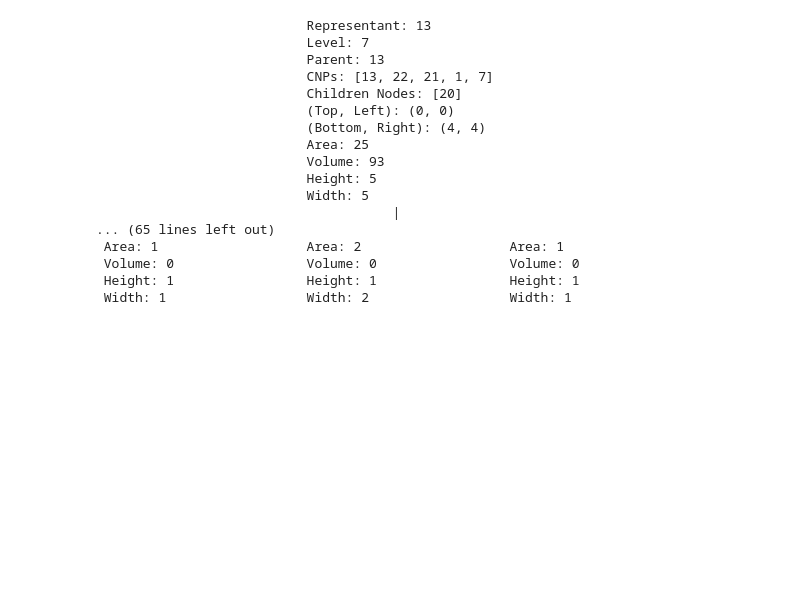
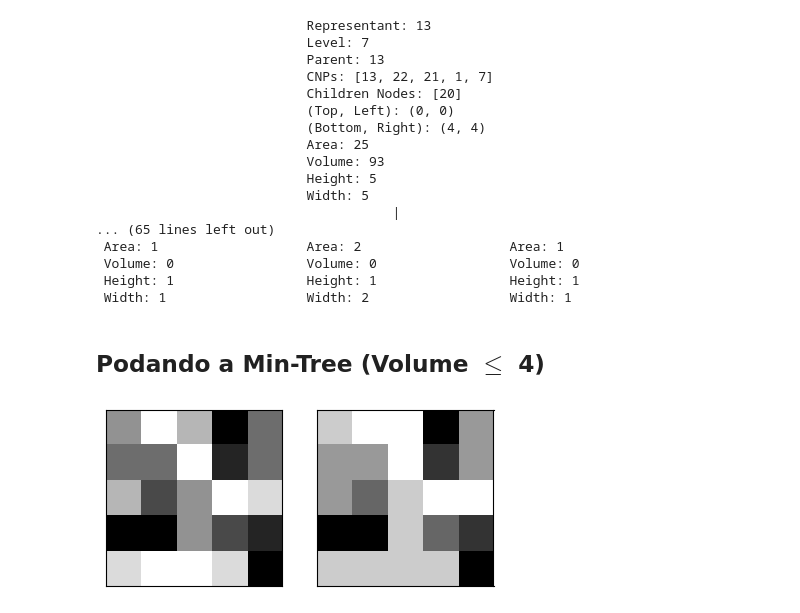
Before and after one commit to LukeBreezy/Morphology, a Jupyter notebook: Testes.ipynb, the cells around one changed output. Saved outputs shown, nothing was run; the diff lists cells and outputs as text; code cells hidden in the pictures; blank space fills up the shorter version.

```diff
--- a/Testes.ipynb
+++ b/Testes.ipynb
@@ -77,3 +98,5 @@ mintree.displayTree()
  Volume: 0                 Volume: 0                 Volume: 0
  Height: 1                 Height: 1                 Height: 1
  Width: 1                  Width: 2                  Width: 1
+# %% [markdown]
+## Podando a Min-Tree (Volume $\leqslant$ 4)
@@ -79,0 +109,12 @@ mintree.displayTree()
+# %%
+fig, (ax1, ax2) = plt.subplots(1, 2, figsize=(5, 5))
+
+ax1.imshow(maxtree.image, 'gray')
+ax1.get_xaxis().set_visible(False)
+ax1.get_yaxis().set_visible(False)
+
+ax2.imshow(maxtree_pruned.pruned_image.reshape(maxtree.image.shape), 'gray')
+ax2.get_xaxis().set_visible(False)
+ax2.get_yaxis().set_visible(False)
+# %% [output]
+[figure, added]
```
Also changed, not shown: parts of 9 cells of this notebook, 4 other files.
